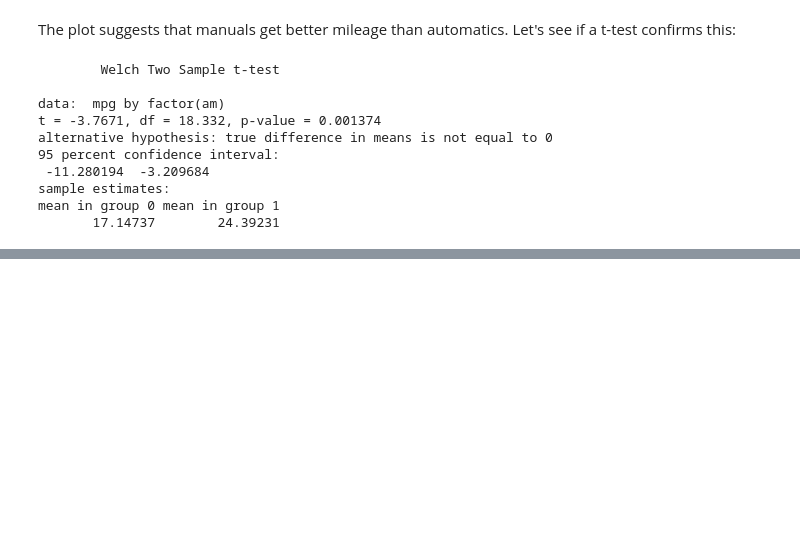
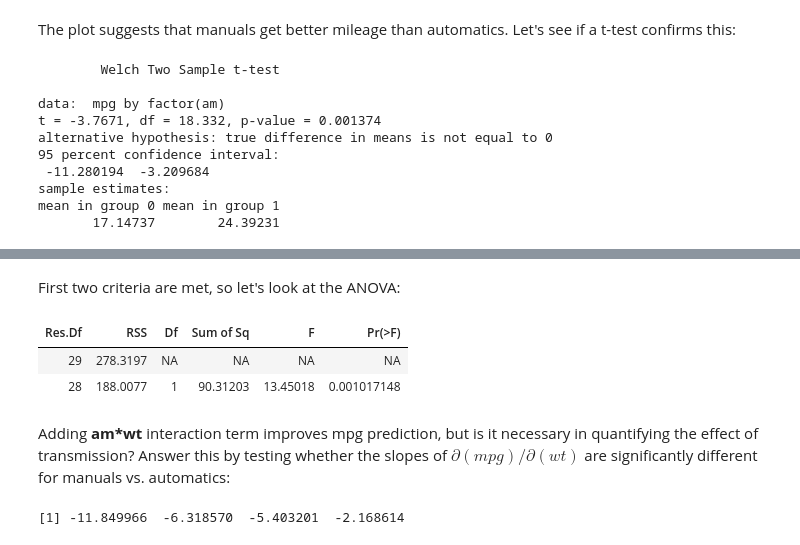
Before and after one commit to focods/WonderfulML, a Jupyter notebook: docs/solutions/session03_r.ipynb, the cells around one changed output, grey strips where cells are left out. Drawn from its saved outputs; the diff is of its cells as text; code cells hidden in the pictures; blank space fills up the shorter version.

Commit message:
add first 3 models, their t-tests and anova tests

```diff
--- a/docs/solutions/session03_r.ipynb
+++ b/docs/solutions/session03_r.ipynb
@@ -93,0 +122,10 @@ O.k., if we assume that other factors are **not** confounding our results, then
+# %% [markdown]
+First two criteria are met, so let's look at the ANOVA:
+# %%
+anova(f02, f03)
+# %% [output]
+| Res.Df | RSS | Df | Sum of Sq | F | Pr(>F) |
+| 29 | 278.3197 | NA | NA | NA | NA |
+| 28 | 188.0077 | 1 | 90.31203 | 13.45018 | 0.001017148 |
+# %% [markdown]
+Adding **am*wt** interaction term improves mpg prediction, but is it necessary in quantifying the effect of transmission?  Answer this by testing whether the slopes of $\partial{(mpg)} / \partial{(wt)}$ are significantly different for manuals vs. automatics:
@@ -93,0 +149,4 @@ O.k., if we assume that other factors are **not** confounding our results, then
+# %%
+c(beta1.int.manual, beta1.int.autom)
+# %% [output]
+[1] -11.849966  -6.318570  -5.403201  -2.168614
```
Also changed, not shown: parts of 11 cells of this notebook.
